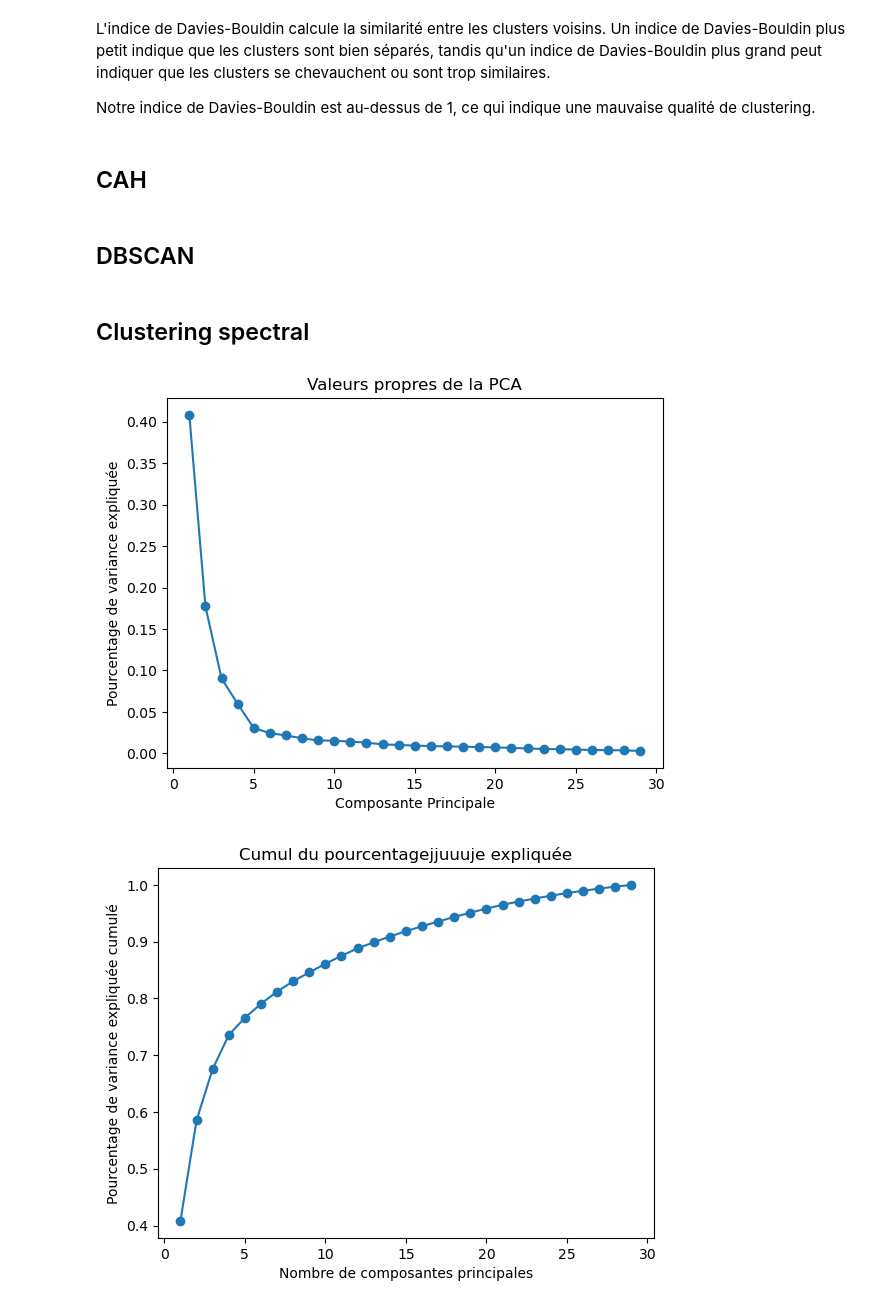
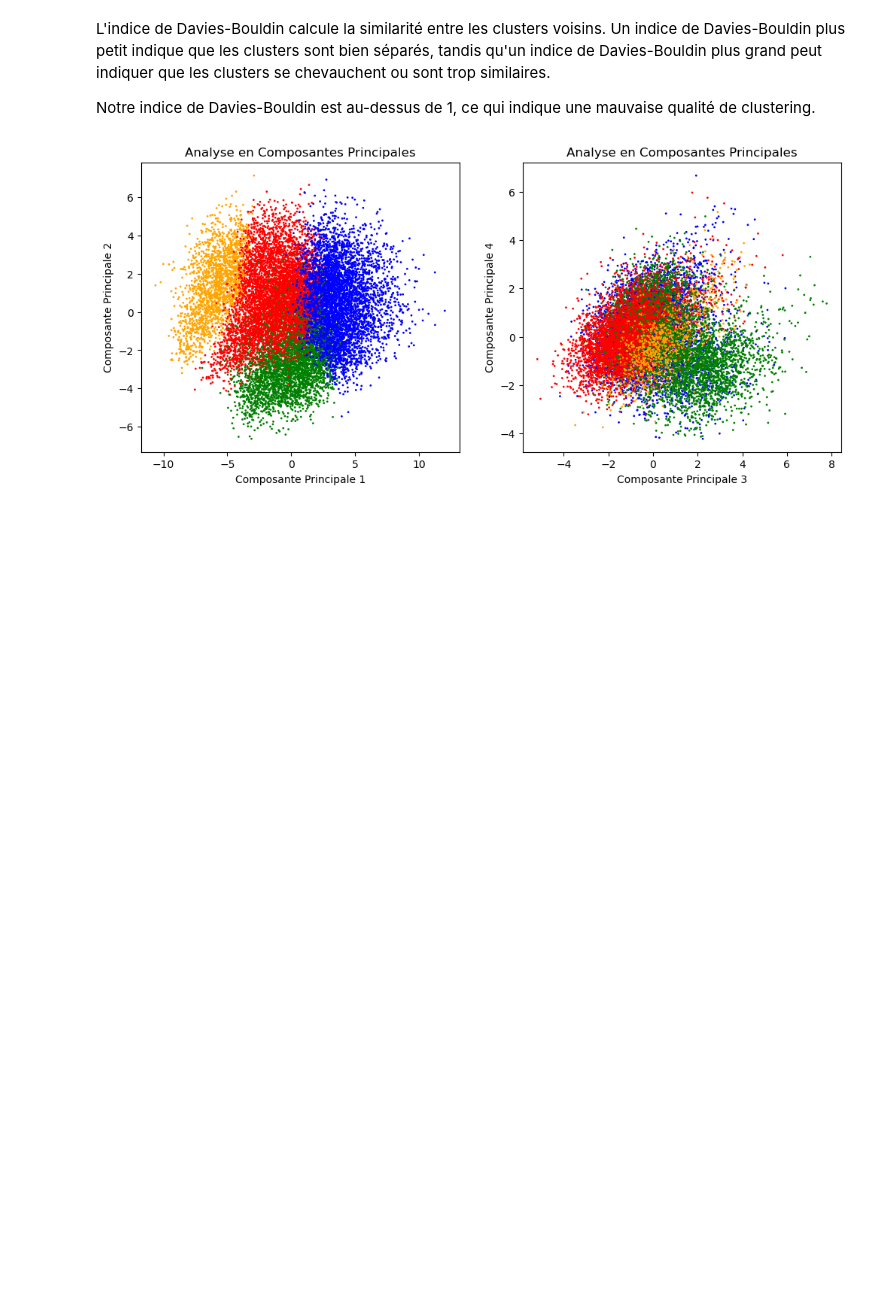
Before and after one commit to lucagortana/game-learning, a Jupyter notebook: fifa_clustering.ipynb, the cells around one changed output. Cells and saved outputs as stored; diff of their text form; code cells hidden in the pictures; blank space fills up the shorter version.

```diff
--- a/fifa_clustering.ipynb
+++ b/fifa_clustering.ipynb
@@ -20,7 +16,5 @@ from sklearn.metrics import silhouette_score, davies_bouldin_score
 # %%
-# INPUT_DIR = "./data/fifa20_data.csv"
+INPUT_DIR = "./data/fifa20_data.csv"
-# %%
-INPUT_DIR = f"{MOD_DIR}/data/fifa20_data.csv"
 # %% [markdown]
 # Analyse et pré-processing des données
 # %% [markdown]
@@ -678,5 +640,4 @@ Part de cluster 2 parmi les 1000 joueurs les plus célèbres:  77.5 %
-# %%
-db = DBSCAN()
-labels = db.fit_predict(X_without_names)
-
-clusters["DBSCAN"] = labels
+# %%
+CAH = AgglomerativeClustering(n_clusters=4)
+CAH.fit(X_pca)
+clusters["cah"] = CAH.labels_
@@ -708,52 +780,29 @@ print(db_index)
 L'indice de Davies-Bouldin calcule la similarité entre les clusters voisins. Un indice de Davies-Bouldin plus petit indique que les clusters sont bien séparés, tandis qu'un indice de Davies-Bouldin plus grand peut indiquer que les clusters se chevauchent ou sont trop similaires.
 
 Notre indice de Davies-Bouldin est au-dessus de 1, ce qui indique une mauvaise qualité de clustering.
-# %% [markdown]
-## CAH
-# %% [markdown]
-## DBSCAN
-# %% [markdown]
-## Clustering spectral
 # %%
 labels = clusters["spectral"]
-df_pca = pd.DataFrame({'x': X_pca[:, 0], 'y': X_pca[:, 1], 'label': labels})
+df_pca = pd.DataFrame({'x': X_pca_1[:, 0], 'y': X_pca_1[:, 1], 'label': labels})
+df_pca_2 = pd.DataFrame({'x': X_pca_1[:, 2], 'y': X_pca_1[:, 3], 'label': labels})
 
 colors = {0: 'red', 1: 'blue', 2: 'green', 3: 'orange'}
 
 df_pca['color'] = [colors[label] for label in np.array(labels)]
 df_pca_2['color'] = [colors[label] for label in np.array(labels)]
 
-# graphique des valeurs propres
-fig, ax = plt.subplots()
-ax.plot(np.arange(1, len(pca.explained_variance_ratio_)+1), pca.explained_variance_ratio_, marker='o')
-ax.set_xlabel('Composante Principale')
-ax.set_ylabel('Pourcentage de variance expliquée')
-ax.set_title('Valeurs propres de la PCA')
-plt.show()
-
-# graphique du cumul du pourcentage de variance expliquée
-fig, ax = plt.subplots()
-ax.plot(np.arange(1, len(pca.explained_variance_ratio_)+1), np.cumsum(pca.explained_variance_ratio_), marker='o')
-ax.set_xlabel('Nombre de composantes principales')
-ax.set_ylabel('Pourcentage de variance expliquée cumulé')
-ax.set_title('Cumul du pourcentagejjuuuje expliquée')
-plt.show()
+fig, (ax1, ax2) = plt.subplots(nrows=1, ncols=2, figsize=(12,5))
 
 #pca 1
-fig, ax = plt.subplots()
-ax.scatter(df_pca['x'], df_pca['y'], c=df_pca['color'], s=1)
-ax.set_xlabel('Composante Principale 1')
-ax.set_ylabel('Composante Principale 2')
-ax.set_title('Analyse en Composantes Principales')
-plt.show()
+ax1.scatter(df_pca['x'], df_pca['y'], c=df_pca['color'], s=1)
+ax1.set_xlabel('Composante Principale 1')
+ax1.set_ylabel('Composante Principale 2')
+ax1.set_title('Analyse en Composantes Principales')
 
 #pca 2
-fig, ax = plt.subplots()
-ax.scatter(df_pca_2['x'], df_pca_2['y'], c=df_pca_2['color'], s=1)
-ax.set_xlabel('Composante Principale 3')
-ax.set_ylabel('Composante Principale 4')
-ax.set_title('Analyse en Composantes Principales')
+ax2.scatter(df_pca_2['x'], df_pca_2['y'], c=df_pca_2['color'], s=1)
+ax2.set_xlabel('Composante Principale 3')
+ax2.set_ylabel('Composante Principale 4')
+ax2.set_title('Analyse en Composantes Principales')
 plt.show()
 # %% [output]
-[figure, old version]
+[figure, new version]
-[figure, removed]
```
Also changed, not shown: parts of 26 cells of this notebook, 1 other file.
